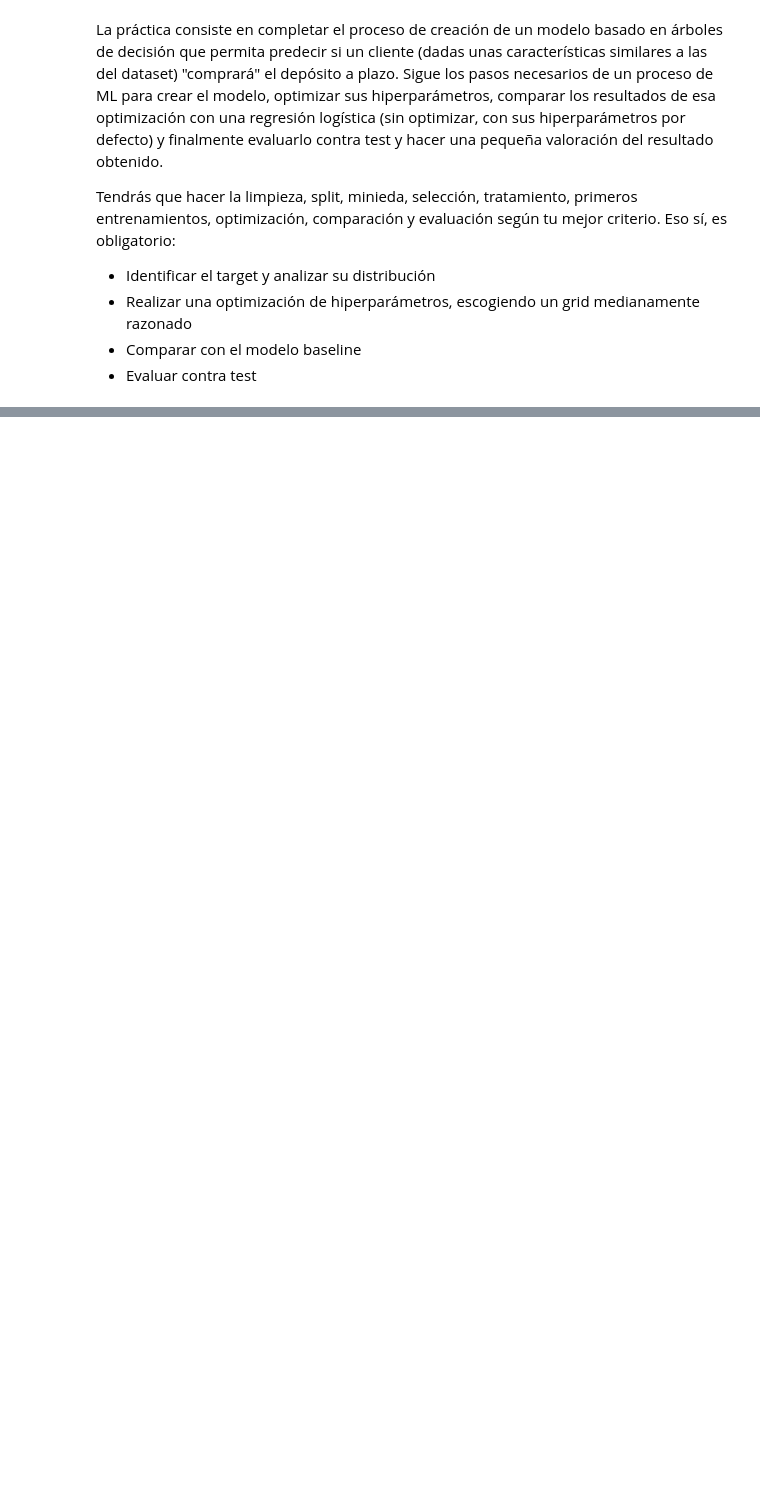
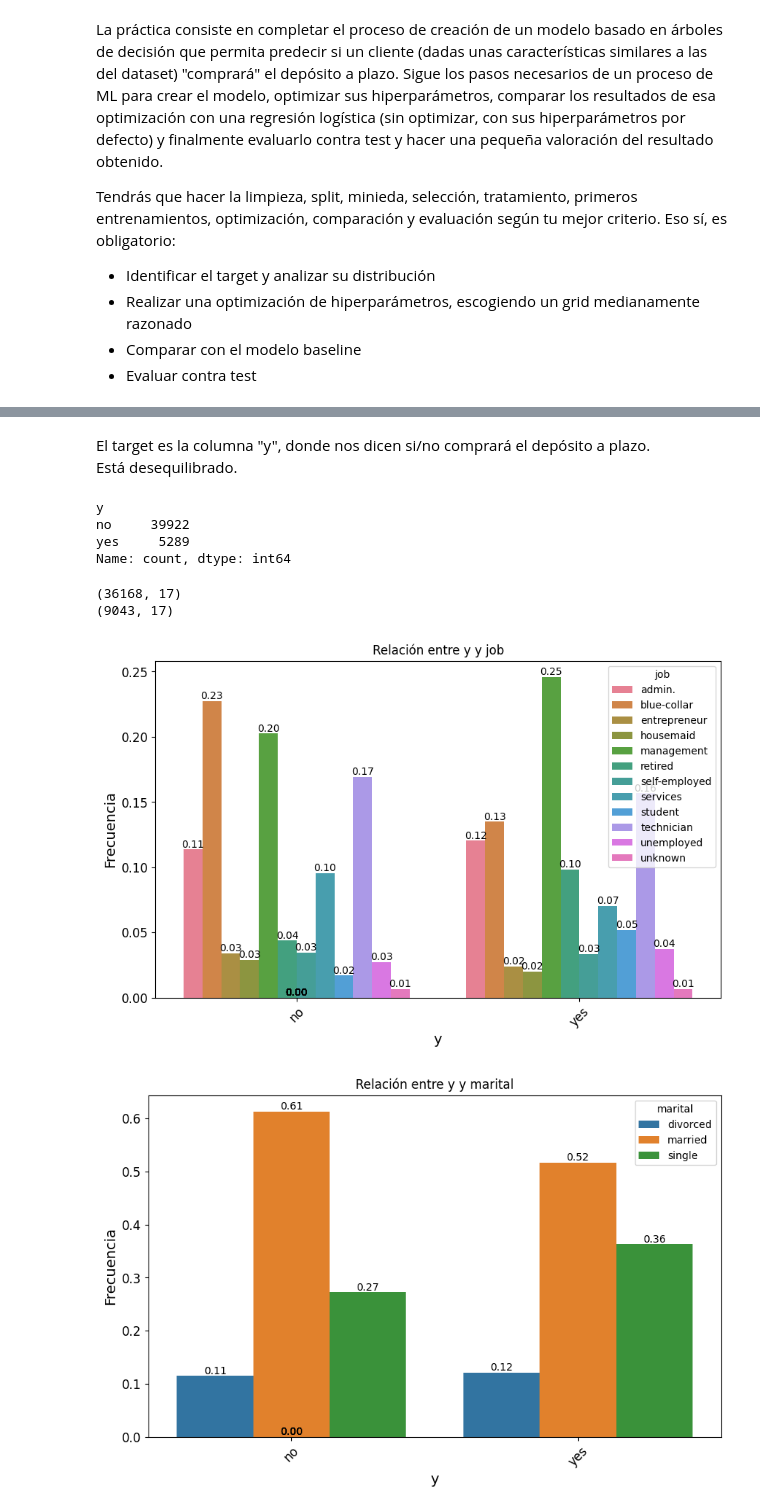
Before and after one commit to arratealduzin/Repo-ejercicos, a Jupyter notebook: 04_Machine_Learning/Sprint_11/Unidad_01_ML_Supervisado_Arboles_de_Decision/03_Practica_Obligatoria/18_Practica_Obligatoria_Arboles_de_Decision.ipynb, the cells around one changed output, grey strips where cells are left out. Cells and saved outputs as stored; diff of their text form; code cells hidden in the pictures; blank space fills up the shorter version.

```diff
--- a/04_Machine_Learning/Sprint_11/Unidad_01_ML_Supervisado_Arboles_de_Decision/03_Practica_Obligatoria/18_Practica_Obligatoria_Arboles_de_Decision.ipynb
+++ b/04_Machine_Learning/Sprint_11/Unidad_01_ML_Supervisado_Arboles_de_Decision/03_Practica_Obligatoria/18_Practica_Obligatoria_Arboles_de_Decision.ipynb
@@ -51,0 +119,3 @@ AYUDA: La dirección del banco nos proporciona estas notas (en inglés):
+# %%
+df.drop_duplicates(inplace=True)
+print(f'Tamaño del dataset después de eliminar las filas repetidas: {df.shape}')
@@ -51,0 +124,12 @@ AYUDA: La dirección del banco nos proporciona estas notas (en inglés):
+# %%
+features_num = df.select_dtypes(include=np.number).columns
+
+features_cat = df.select_dtypes(include='object').columns.drop("y")
+
+target = "y"
+# %%
+# Mi código : features_bin = df[features_cat].unique() == 2   ---> MAL
+# features_cat = features_cat - features_bin
+
+features_bin = features_cat[df[features_cat].nunique() == 2]
+features_cat = features_cat.drop(features_bin)
@@ -51,0 +168,26 @@ AYUDA: La dirección del banco nos proporciona estas notas (en inglés):
+# %% [markdown]
+El target es la columna "y", donde nos dicen si/no comprará el depósito a plazo.
+Está desequilibrado.
+# %%
+print(df[target].value_counts())
+# %% [output]
+y
+no     39922
+yes     5289
+Name: count, dtype: int64
+# %%
+from sklearn.model_selection import train_test_split
+train_set, test_set = train_test_split(df, stratify= df["y"], test_size= 0.2, random_state=42)
+# %%
+print(train_set.shape)
+print(test_set.shape)
+# %% [output]
+(36168, 17)
+(9043, 17)
+# %%
+import bootcampviztools as bt
+for feat in features_cat:
+    bt.plot_categorical_relationship_fin(train_set, target, feat, show_values= True, relative_freq= True);
+# %% [output]
+[figure, added]
+[figure, added]
```
Also changed, not shown: parts of 42 cells of this notebook, 2 other files.
